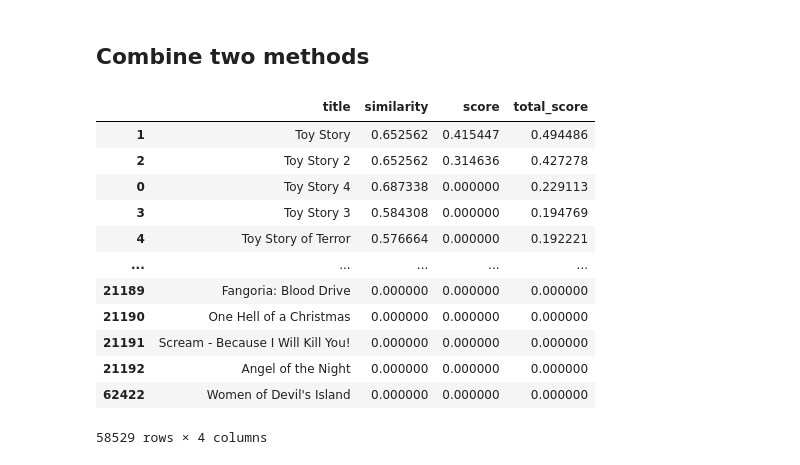
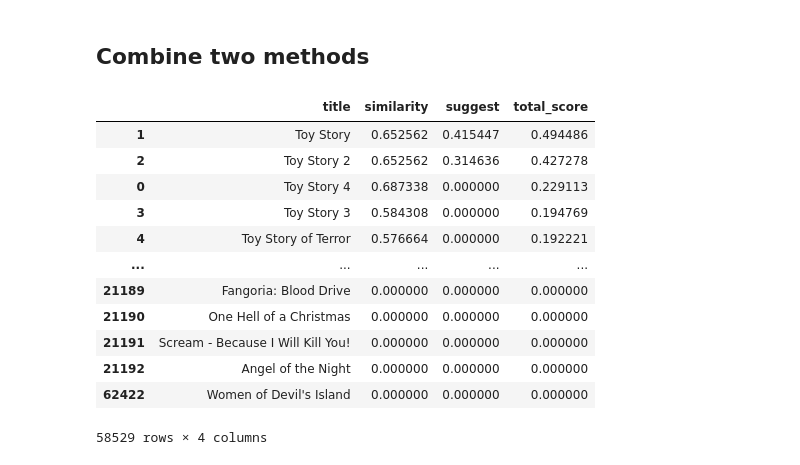
Before and after one commit to ZNLong2203/Recommendation-Movie, a Jupyter notebook: Recommendation_Movie.ipynb, the cells around one changed output. Drawn from its saved outputs; the diff is of its cells as text; code cells hidden in the pictures.

```diff
--- a/Recommendation_Movie.ipynb
+++ b/Recommendation_Movie.ipynb
@@ -197,7 +197,7 @@ rec_percentage
 | 6874 | 0.200615 | 0.140903 |
 79 rows × 2 columns
 # %%
-rec_percentage["score"] = (rec_percentage["similar_users"] / rec_percentage["all_users"]) / 10
-rec = rec_percentage.sort_values("score", ascending = False)
+rec_percentage["suggest"] = (rec_percentage["similar_users"] / rec_percentage["all_users"]) / 10
+rec = rec_percentage.sort_values("suggest", ascending = False)
 rec
 # %% [output]
@@ -237,13 +237,13 @@ rec
 # %%
 merged_df = pd.merge(similarity_df, rec, on="title", how="left")
 merged_df.drop(columns=["movieId", "genres", "combine", "similar_users", "all_users"], inplace=True)
 merged_df = merged_df.fillna(0)
-merged_df["total_score"] = (merged_df["similarity"] + merged_df["score"] * 2) / 3
+merged_df["total_score"] = (merged_df["similarity"] + merged_df["suggest"] * 2) / 3
 merged_df = merged_df.sort_values ("total_score", ascending = False)
 merged_df = merged_df.drop_duplicates(subset = "title")
 merged_df
 # %% [output]
-|  | title | similarity | score | total_score |
+|  | title | similarity | suggest | total_score |
 | 1 | Toy Story | 0.652562 | 0.415447 | 0.494486 |
 | 2 | Toy Story 2 | 0.652562 | 0.314636 | 0.427278 |
 | 0 | Toy Story 4 | 0.687338 | 0.000000 | 0.229113 |
```
Also changed, not shown: parts of 4 cells of this notebook.
